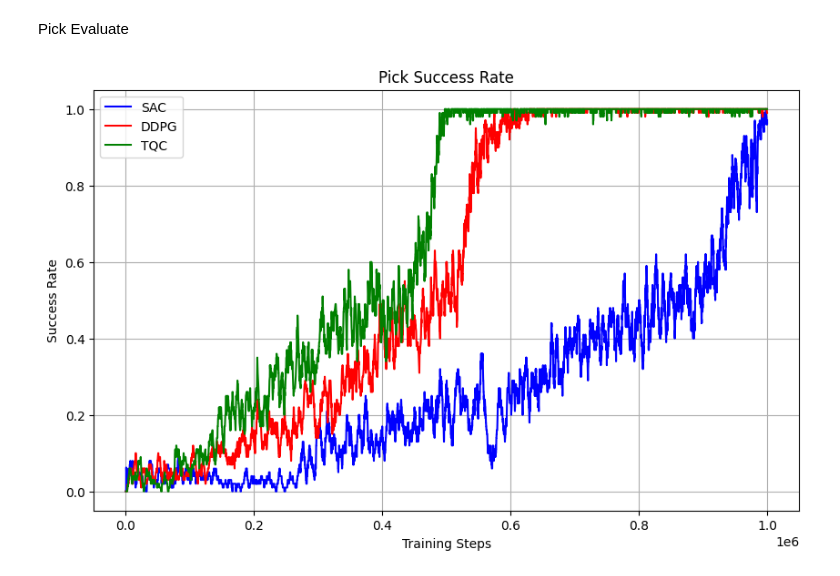
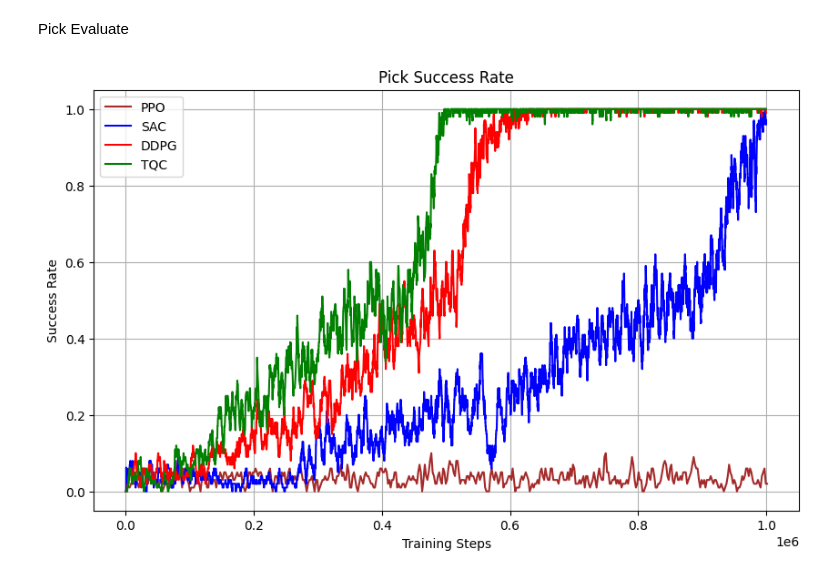
Before and after one commit to Franka-Med/Autonomous-Motion-Planning-for-a-Robotic-Arm, a Jupyter notebook: franka_test.ipynb, the cells around one changed output. Drawn from its saved outputs; the diff is of its cells as text; code cells hidden in the pictures.

```diff
--- a/franka_test.ipynb
+++ b/franka_test.ipynb
@@ -319,25 +386,28 @@ Success rate: 100.00%
 # %% [markdown]
 Pick Evaluate
 # %%
-log_dir_4 = './tensorboard/sac_pick/SAC_0/'
-log_dir_5 = './tensorboard/ddpg_pick/DDPG_0/'
-log_dir_6 = './tensorboard/tqc_pick/TQC_0/'
+log_dir_1 = './tensorboard/ppo_pick/PPO_0/'
+log_dir_2 = './tensorboard/sac_pick/SAC_0/'
+log_dir_3 = './tensorboard/ddpg_pick/DDPG_0/'
+log_dir_4 = './tensorboard/tqc_pick/TQC_0/'
 
+df1 = load_success_rate(log_dir_1)
+df2 = load_success_rate(log_dir_2)
+df3 = load_success_rate(log_dir_3)
 df4 = load_success_rate(log_dir_4)
-df5 = load_success_rate(log_dir_5)
-df6 = load_success_rate(log_dir_6)
 
 plt.figure(figsize=(10, 6))
 
-plt.plot(df4['fps'], df4['success_rate'], label='SAC', color='blue')
-plt.plot(df5['fps'], df5['success_rate'], label='DDPG', color='red')
-plt.plot(df6['fps'], df6['success_rate'], label='TQC', color='green')
+plt.plot(df1['fps'], df1['success_rate'], label='PPO', color='brown')
+plt.plot(df2['fps'], df2['success_rate'], label='SAC', color='blue')
+plt.plot(df3['fps'], df3['success_rate'], label='DDPG', color='red')
+plt.plot(df4['fps'], df4['success_rate'], label='TQC', color='green')
 
 plt.xlabel('Training Steps')
 plt.ylabel('Success Rate')
 plt.title('Pick Success Rate')
 plt.grid(True)
 plt.legend()
 plt.show()
 # %% [output]
-[figure, old version]
+[figure, new version]
```
Also changed, not shown: parts of 13 cells of this notebook, 1 other file.
